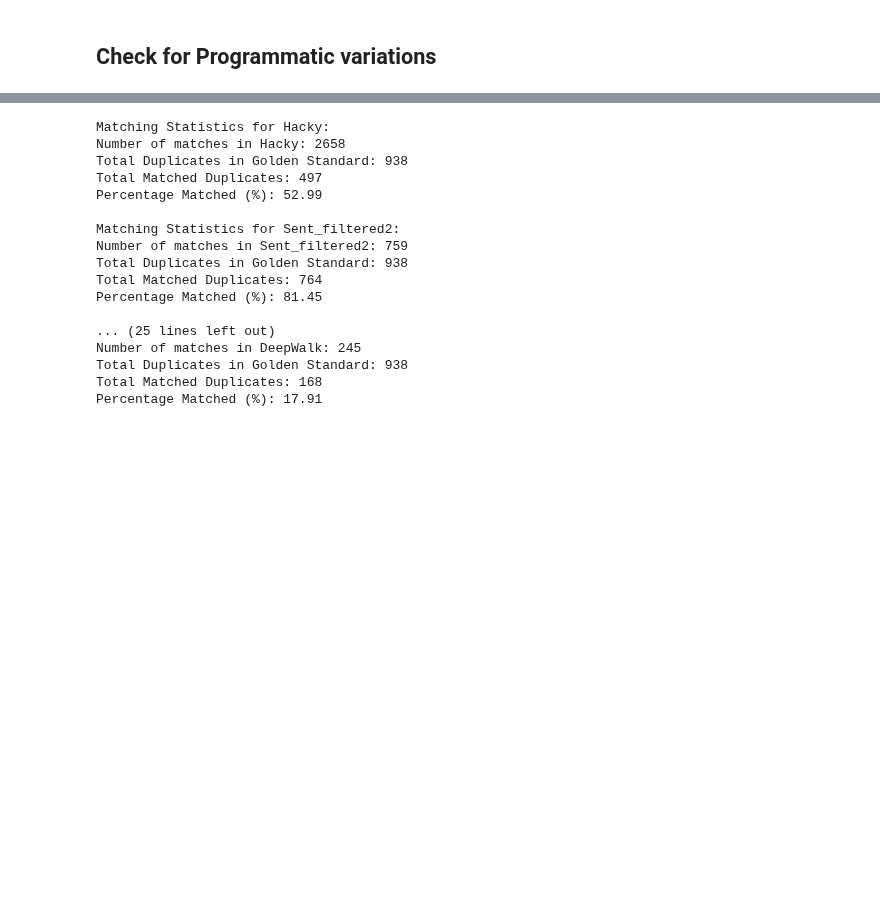
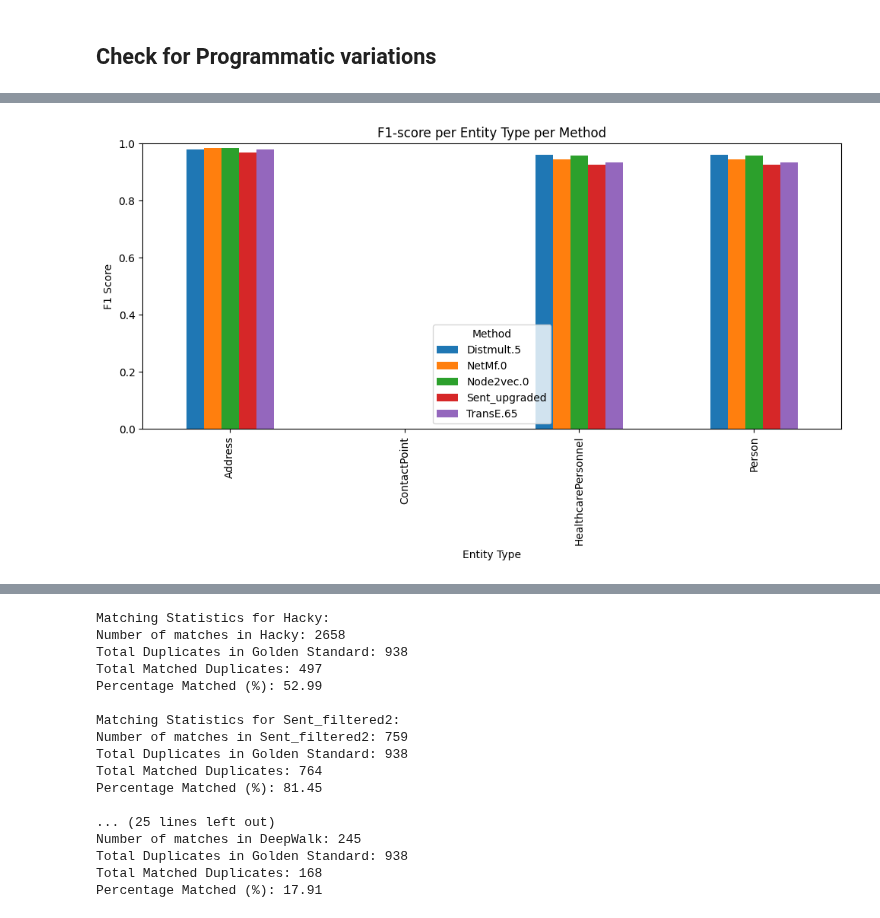
Before and after one commit to Timszy/entity-deduplication-hack-main, a Jupyter notebook: EvaluateProg_data.ipynb, the cells around one changed output, grey strips where cells are left out. Saved outputs shown, nothing was run; the diff lists cells and outputs as text; code cells hidden in the pictures; blank space fills up the shorter version.

```diff
--- a/EvaluateProg_data.ipynb
+++ b/EvaluateProg_data.ipynb
@@ -177,0 +203,96 @@ Precision and Recall per Method:
+# %%
+import pandas as pd
+import json
+import matplotlib.pyplot as plt
+
+noise = 'high'
+golden_standard = pd.read_csv(f'data/test_golden_standard_{noise}_updated.csv')
+
+match_files = {
+    'Sent_upgraded': json.load(open(f'matches_{noise}/SentenceEmbedding_top_k5.json', 'r')),
+    'TransE.65' : json.load(open(f'matches_{noise}/HybridTransE_alpha_0.8.json', 'r')),
+    'Distmult.5': json.load(open(f'matches_{noise}/HybridDistmult_alpha_0.5.json', 'r')),
+    'NetMf.0' : json.load(open(f'matches_{noise}/HybridNetMf_alpha_0.8.json', 'r')),
+    'Node2vec.0': json.load(open(f'matches_{noise}/HybridNode2vecLow_alpha_0.35.json', 'r')),
+}
+
+def extract_uuid(uri):
+    return uri.split("/")[-1]
+
+precision_recall_summary = {}
+percent_summary = {}
+entity_type_pr_summary = {}
+
+for match_type, data in match_files.items():
+    identifiers = []
+    for match in data:
+        pair = {}
+        for entity_label in ['entity1', 'entity2']:
+            entity = next(e[entity_label] for e in match['entities'] if entity_label in e)
+            uri = entity.get("subject")
+            pair[entity_label] = extract_uuid(uri) if uri else None
+        identifiers.append(pair)
+
+    # === PER-ENTITY TYPE PRF computation ===
+    prf_per_entity = {}
+
+    # List of entity types in the golden standard
+    entity_types = golden_standard['entity_type'].unique()
+    for entity_type in entity_types:
+        # Filter golden pairs for this entity type
+        golden_type_df = golden_standard[golden_standard['entity_type'] == entity_type]
+        golden_pairs_set = set(
+            (row['original_id'], row['duplicate_id']) if row['original_id'] <= row['duplicate_id'] else (row['duplicate_id'], row['original_id'])
+            for _, row in golden_type_df.iterrows()
+        )
+        # Filter found pairs that match this entity type
+        # We need to check, for each found pair, whether they are in the golden_standard for this type
+        # The easiest way is to make a set of entity ids of this type
+        valid_ids = set(golden_type_df['original_id']).union(set(golden_type_df['duplicate_id']))
+        found_pairs_set = set(
+            (pair['entity1'], pair['entity2']) if pair['entity1'] <= pair['entity2'] else (pair['entity2'], pair['entity1'])
+            for pair in identifiers
+            if pair['entity1'] in valid_ids and pair['entity2'] in valid_ids
+        )
+        TP = len(golden_pairs_set & found_pairs_set)
+        FP = len(found_pairs_set - golden_pairs_set)
+        FN = len(golden_pairs_set - found_pairs_set)
+        precision = TP / (TP + FP) if (TP + FP) > 0 else 0
+        recall = TP / (TP + FN) if (TP + FN) > 0 else 0
+        F1 = 2 * precision * recall / (precision + recall) if (precision + recall) > 0 else 0
+
+        prf_per_entity[entity_type] = {'Precision': precision, 'Recall': recall, 'F1': F1}
+
+    entity_type_pr_summary[match_type] = prf_per_entity
+
+# Convert results to DataFrames for nice display
+entity_prf_dfs = {}
+for method, prf_dict in entity_type_pr_summary.items():
+    df = pd.DataFrame(prf_dict).T  # entity_type as index
+    entity_prf_dfs[method] = df.round(4)
+
+# Display all PRF tables for each method
+for method, df in entity_prf_dfs.items():
+    print(f"\nPrecision/Recall/F1 per entity type for {method}:")
+    print(df)
+
+# If you want a combined table:
+combined = []
+for method, df in entity_prf_dfs.items():
+    df = df.copy()
+    df['Method'] = method
+    combined.append(df)
+combined_df = pd.concat(combined).reset_index().rename(columns={'index':'Entity Type'})
+combined_df = combined_df[['Method','Entity Type','Precision','Recall','F1']]
+print("\nCombined Precision/Recall/F1 per entity type:")
+print(combined_df)
+
+# You can also plot per-entity F1 for all methods
+f1_table = combined_df.pivot(index='Entity Type', columns='Method', values='F1')
+f1_table.plot(kind='bar', figsize=(10,6))
+plt.title('F1-score per Entity Type per Method')
+plt.ylabel('F1 Score')
+plt.ylim(0,1)
+plt.tight_layout()
+plt.show()
+# %% [output]
@@ -178,3 +316,4 @@ Precision and Recall per Method:
+[figure, added]
 # %%
 import os
 
```
Also changed, not shown: parts of 6 cells of this notebook, 37 other files.
